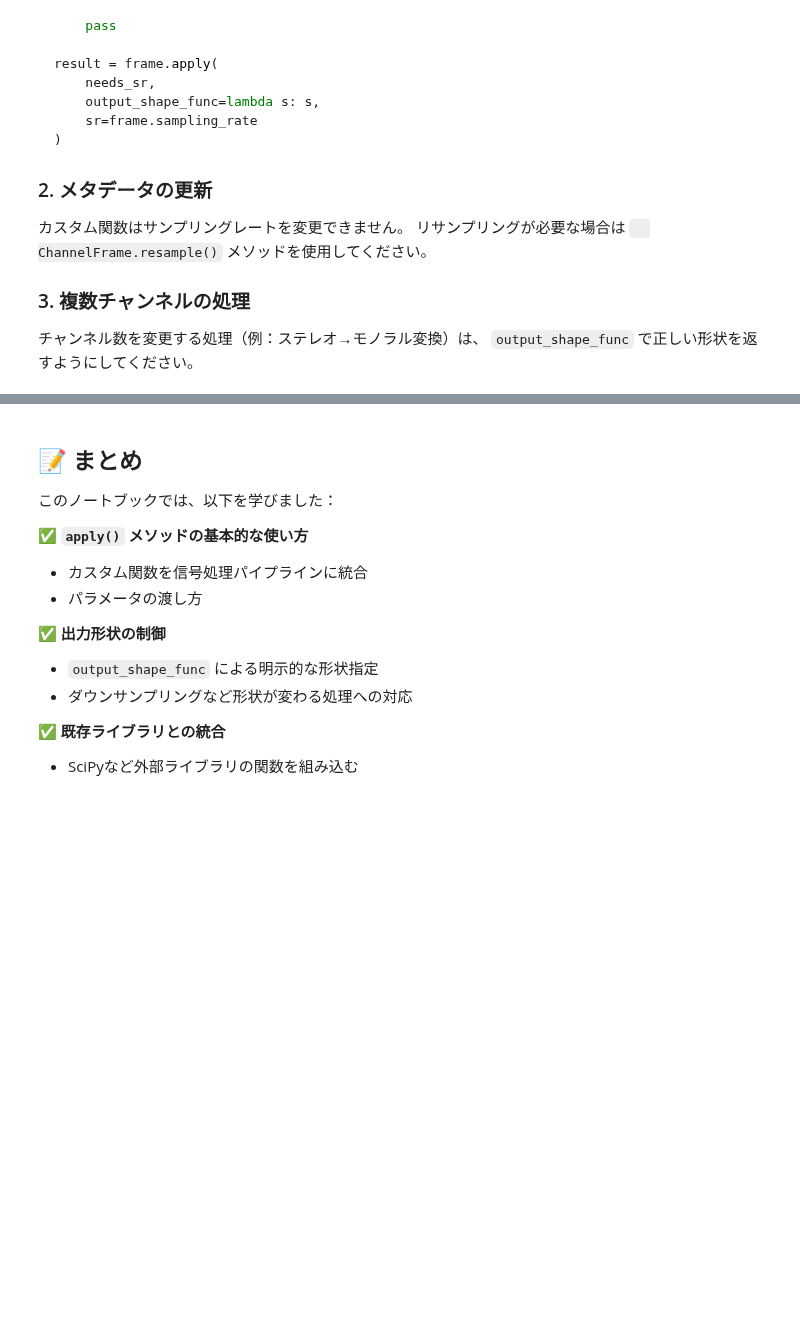
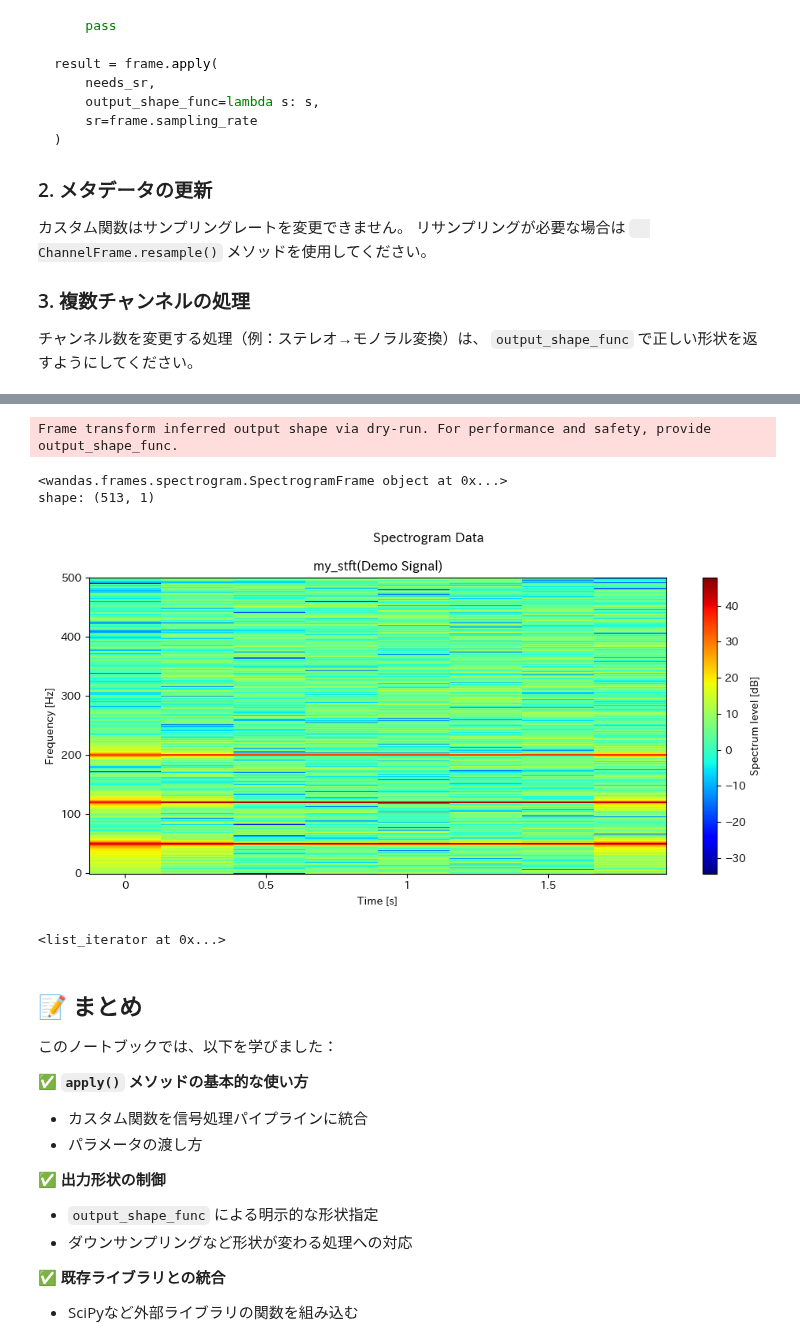
Before and after one commit to kasahart/wandas, a Jupyter notebook: learning-path/05_custom_functions.ipynb, the cells around one changed output, grey strips where cells are left out. Saved outputs shown, nothing was run; the diff lists cells and outputs as text; code cells hidden in the pictures; blank space fills up the shorter version.

```diff
--- a/learning-path/05_custom_functions.ipynb
+++ b/learning-path/05_custom_functions.ipynb
@@ -518,3 +585,75 @@ result = frame.apply(
+# %%
+# 例: STFT相当の変換を自作して SpectrogramFrame にする
+from wandas.frames import SpectrogramFrame
+
+# 注意: ここでは librosa.stft を使った簡単な例です（SciPyでもOK）
+import librosa
+
+def my_stft(
+    x: np.ndarray,
+    *,
+    n_fft: int,
+    hop_length: int,
+    win_length: int,
+    window: str,
+    center: bool,
+    pad_mode: str,
+ ) -> np.ndarray:
+    # x: (channels, samples) -> (channels, freq, time)
+    stfts = []
+    for ch in x:
+        s = librosa.stft(
+            ch,
+            n_fft=n_fft,
+            hop_length=hop_length,
+            win_length=win_length,
+            window=window,
+            center=center,
+            pad_mode=pad_mode,
+        )
+        stfts.append(s)
+    return np.stack(stfts, axis=0)
+
+n_fft = 1024
+hop_length = 256
+win_length = 1024
+window = "hann"
+center = True
+pad_mode = "constant"
+
+# `out_kwargs` は SpectrogramFrame の __init__ が受け取れるものだけ渡す
+#   SpectrogramFrame(data, sampling_rate, n_fft, hop_length, win_length=None, window="hann", ...)
+specgram = demo_signal.transform(
+    my_stft,
+    out=SpectrogramFrame,
+    out_kwargs={
+        "n_fft": n_fft,
+        "hop_length": hop_length,
+        "win_length": win_length,
+        "window": window,
+    },
+    # ビギナー向け: 時間フレーム数は計算がやや面倒なのでdry-run推論に任せる
+    infer_output_shape=True,
+    # STFTは complex になることが多いので明示しておくと安全
+    output_dtype=np.complex128,
+    # ここから下は `my_stft` に渡すパラメータ（SpectrogramFrameには渡さない）
+    n_fft=n_fft,
+    hop_length=hop_length,
+    win_length=win_length,
+    window=window,
+    center=center,
+    pad_mode=pad_mode,
+ )
+
+print(specgram)
+print("shape:", specgram.shape)
+specgram.plot()
+# %% [output]
+Frame transform inferred output shape via dry-run. For performance and safety, provide output_shape_func.
+<wandas.frames.spectrogram.SpectrogramFrame object at 0x...>
+shape: (513, 1)
+[figure, added]
+<list_iterator at 0x...>
 # %% [markdown]
 ## 📝 まとめ
 
```
Also changed, not shown: parts of 3 cells of this notebook, 7 other files.
